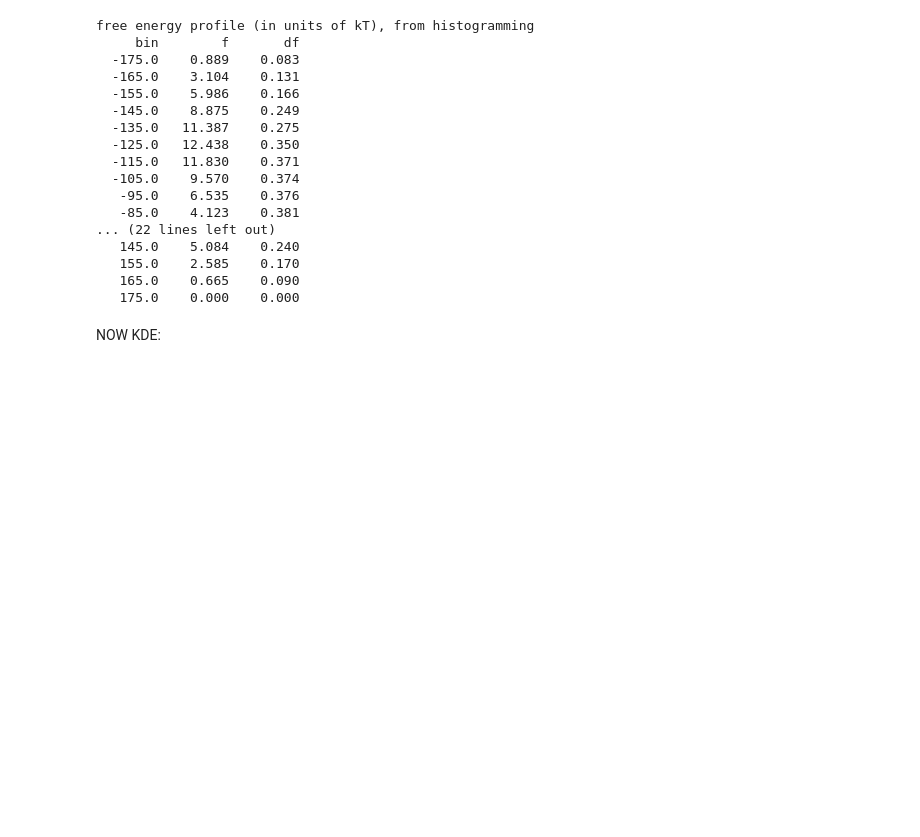
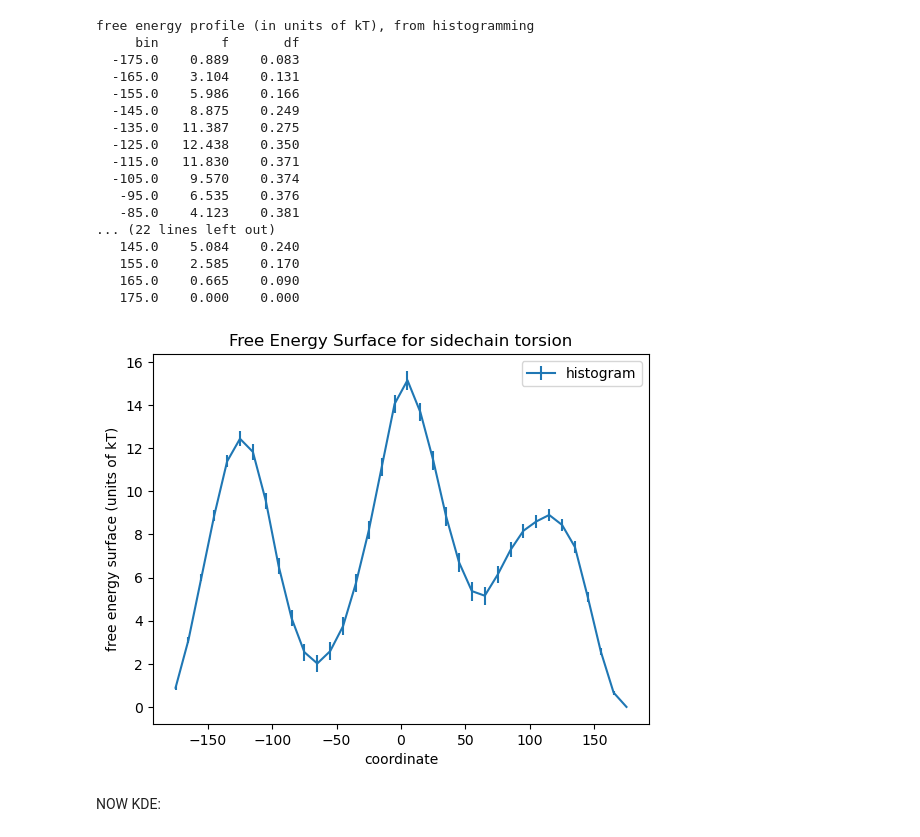
Before and after one commit to shirtsgroup/pymbar_notebook_examples, a Jupyter notebook: umbrella-sampling-fes/umbrella-sampling.ipynb, the cells around one changed output. Saved outputs shown, nothing was run; the diff lists cells and outputs as text; code cells hidden in the pictures; blank space fills up the shorter version.

```diff
--- a/umbrella-sampling-fes/umbrella-sampling.ipynb
+++ b/umbrella-sampling-fes/umbrella-sampling.ipynb
@@ -225,6 +213,15 @@ free energy profile (in units of kT), from histogramming
    155.0    2.585    0.170
    165.0    0.665    0.090
    175.0    0.000    0.000
+# %%
+plt.errorbar(bin_center_i, center_f_i, yerr=center_df_i, label='histogram')
+plt.title("Free Energy Surface for sidechain torsion")
+plt.ylabel("free energy surface (units of kT)")
+plt.xlabel("coordinate")
+plt.legend()
+plt.show()
+# %% [output]
+[figure, added]
 # %% [markdown]
 NOW KDE:
 # %%
```
Also changed, not shown: parts of 4 cells of this notebook, 2 other files.
